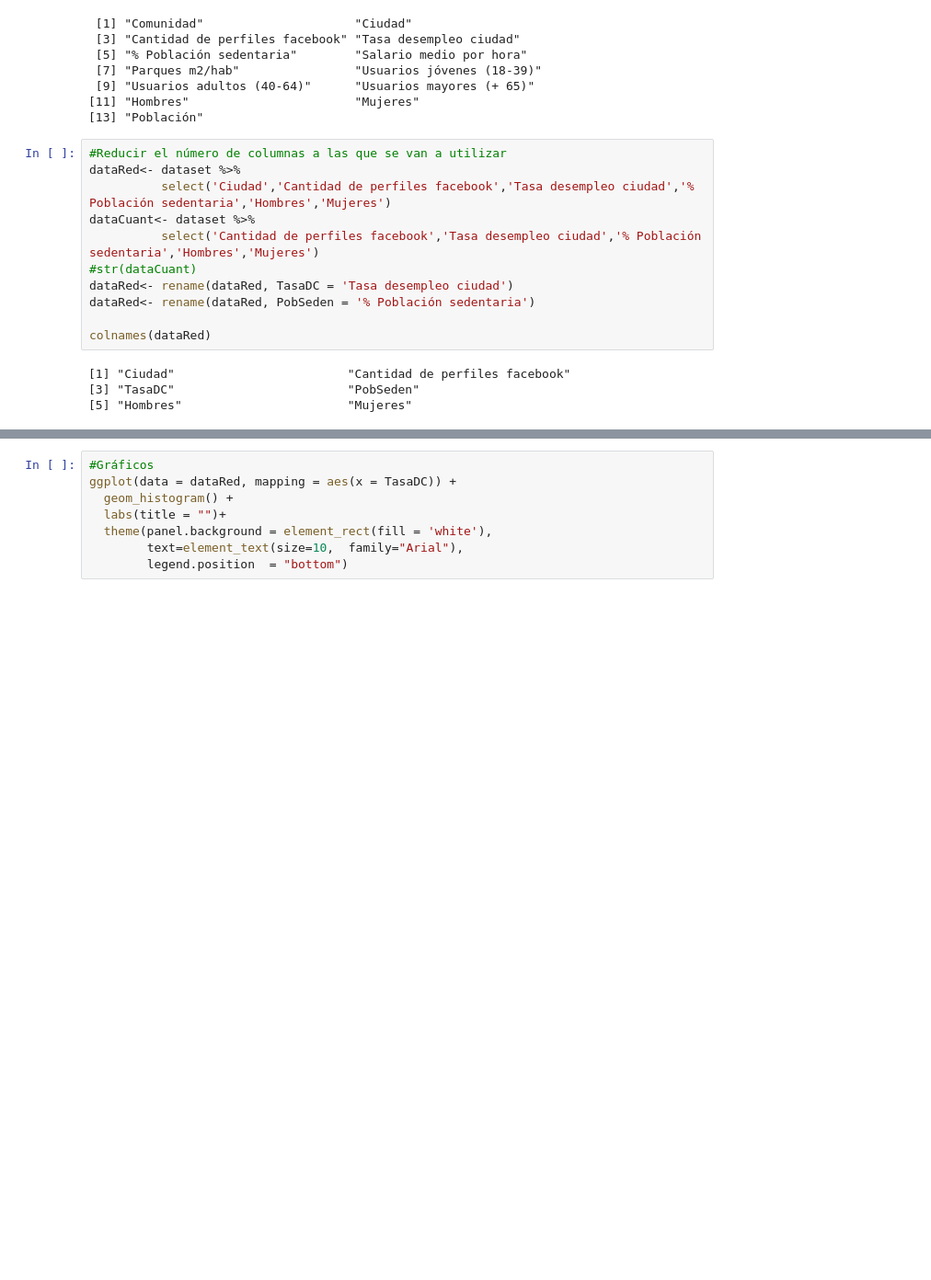
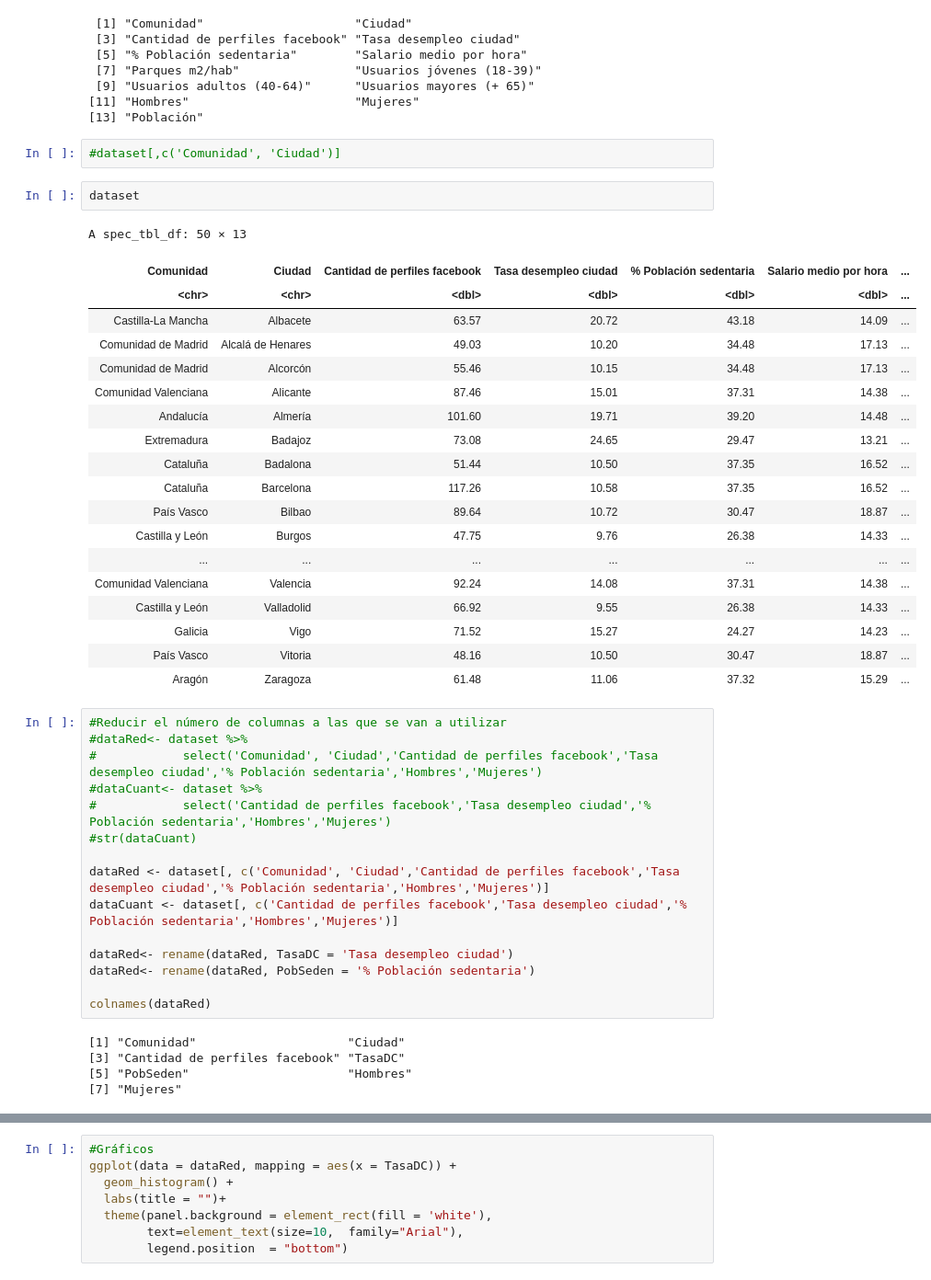
Before and after one commit to JohnyAngo/AnalisisDeDatos, a Jupyter notebook: Test.ipynb, the cells around one changed output, grey strips where cells are left out. Shown at 92% size. Drawn from its saved outputs; the diff is of its cells as text; blank space fills up the shorter version.

```diff
--- a/Test.ipynb
+++ b/Test.ipynb
@@ -44,18 +83,47 @@ cols(
  [9] "Usuarios adultos (40-64)"      "Usuarios mayores (+ 65)"
 [11] "Hombres"                       "Mujeres"
 [13] "Población"
+# %%
+#dataset[,c('Comunidad', 'Ciudad')]
+# %%
+dataset
+# %% [output]
+A spec_tbl_df: 50 × 13
+| Comunidad | Ciudad | Cantidad de perfiles facebook | Tasa desempleo ciudad | % Población sedentaria | Salario medio por hora | ... |
+| <chr> | <chr> | <dbl> | <dbl> | <dbl> | <dbl> | ... |
+| Castilla-La Mancha | Albacete | 63.57 | 20.72 | 43.18 | 14.09 | ... |
+| Comunidad de Madrid | Alcalá de Henares | 49.03 | 10.20 | 34.48 | 17.13 | ... |
+| Comunidad de Madrid | Alcorcón | 55.46 | 10.15 | 34.48 | 17.13 | ... |
+| Comunidad Valenciana | Alicante | 87.46 | 15.01 | 37.31 | 14.38 | ... |
+| Andalucía | Almería | 101.60 | 19.71 | 39.20 | 14.48 | ... |
+| Extremadura | Badajoz | 73.08 | 24.65 | 29.47 | 13.21 | ... |
+| Cataluña | Badalona | 51.44 | 10.50 | 37.35 | 16.52 | ... |
+| Cataluña | Barcelona | 117.26 | 10.58 | 37.35 | 16.52 | ... |
+| País Vasco | Bilbao | 89.64 | 10.72 | 30.47 | 18.87 | ... |
+| Castilla y León | Burgos | 47.75 | 9.76 | 26.38 | 14.33 | ... |
+| ... | ... | ... | ... | ... | ... | ... |
+| Comunidad Valenciana | Valencia | 92.24 | 14.08 | 37.31 | 14.38 | ... |
+| Castilla y León | Valladolid | 66.92 | 9.55 | 26.38 | 14.33 | ... |
+| Galicia | Vigo | 71.52 | 15.27 | 24.27 | 14.23 | ... |
+| País Vasco | Vitoria | 48.16 | 10.50 | 30.47 | 18.87 | ... |
+| Aragón | Zaragoza | 61.48 | 11.06 | 37.32 | 15.29 | ... |
 # %%
 #Reducir el número de columnas a las que se van a utilizar
-dataRed<- dataset %>%
-          select('Ciudad','Cantidad de perfiles facebook','Tasa desempleo ciudad','% Población sedentaria','Hombres','Mujeres')
-dataCuant<- dataset %>%
-          select('Cantidad de perfiles facebook','Tasa desempleo ciudad','% Población sedentaria','Hombres','Mujeres')
+#dataRed<- dataset %>%
+#            select('Comunidad', 'Ciudad','Cantidad de perfiles facebook','Tasa desempleo ciudad','% Población sedentaria','Hombres','Mujeres')
+#dataCuant<- dataset %>%
+#            select('Cantidad de perfiles facebook','Tasa desempleo ciudad','% Población sedentaria','Hombres','Mujeres')
 #str(dataCuant)
+
+dataRed <- dataset[, c('Comunidad', 'Ciudad','Cantidad de perfiles facebook','Tasa desempleo ciudad','% Población sedentaria','Hombres','Mujeres')]
+dataCuant <- dataset[, c('Cantidad de perfiles facebook','Tasa desempleo ciudad','% Población sedentaria','Hombres','Mujeres')]
+
 dataRed<- rename(dataRed, TasaDC = 'Tasa desempleo ciudad')
 dataRed<- rename(dataRed, PobSeden = '% Población sedentaria')
 
 colnames(dataRed)
 # %% [output]
-[1] "Ciudad"                        "Cantidad de perfiles facebook"
-[3] "TasaDC"                        "PobSeden"
-[5] "Hombres"                       "Mujeres"
+[1] "Comunidad"                     "Ciudad"
+[3] "Cantidad de perfiles facebook" "TasaDC"
+[5] "PobSeden"                      "Hombres"
+[7] "Mujeres"
```
Also changed, not shown: parts of 24 cells of this notebook.
